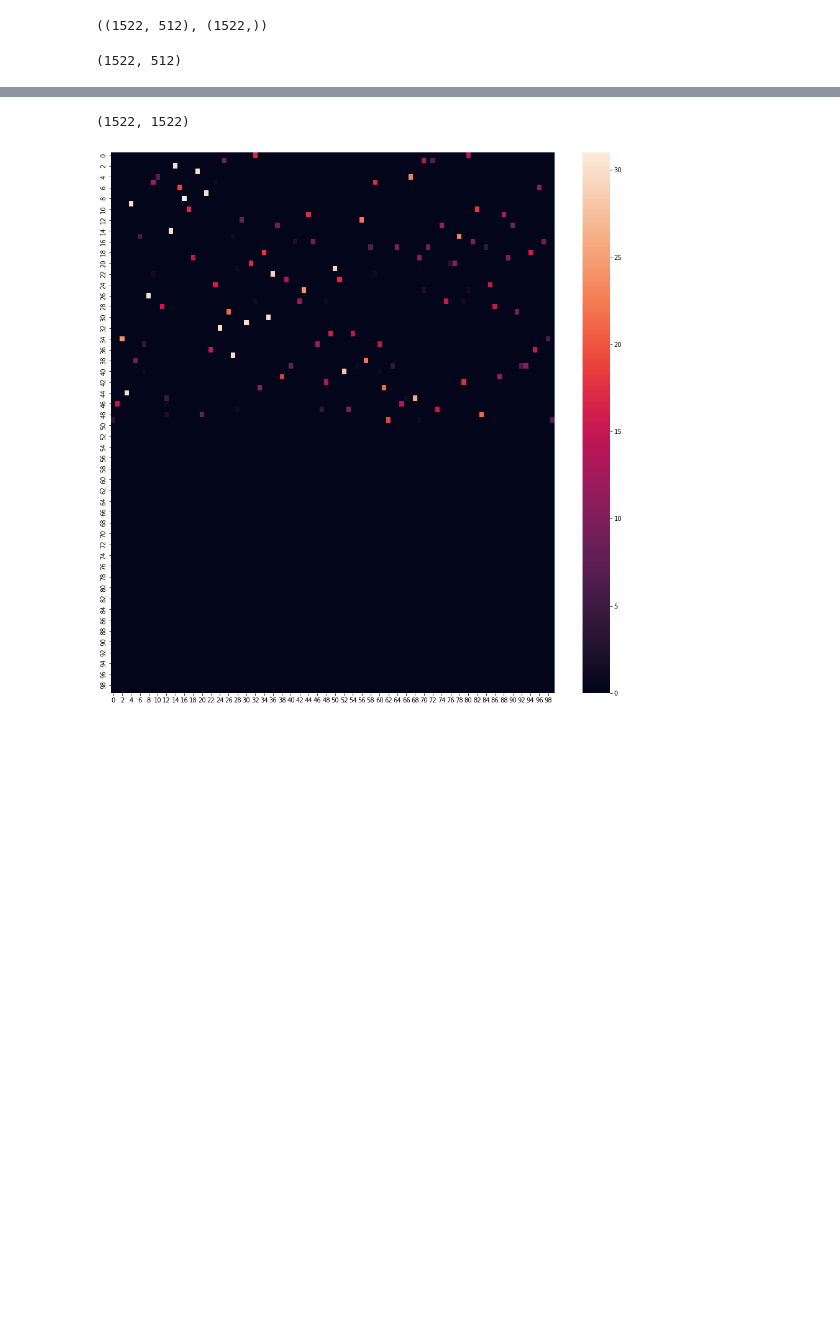
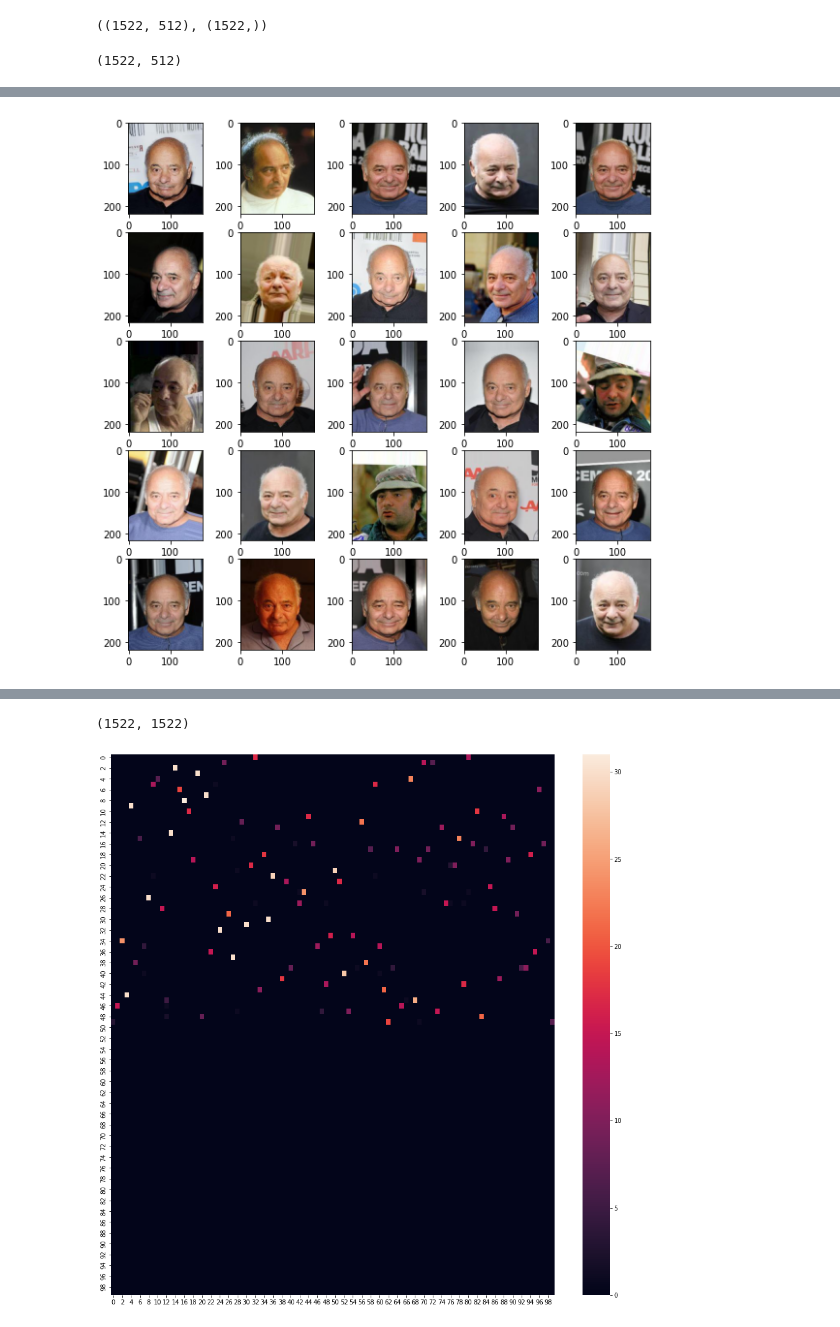
Before and after one commit to RajatRasal/face_clustering_with_vbgmm, a Jupyter notebook: Experiments with VBGMM.ipynb, the cells around one changed output, grey strips where cells are left out. Cells and saved outputs as stored; diff of their text form; code cells hidden in the pictures; blank space fills up the shorter version.

```diff
--- a/Experiments with VBGMM.ipynb
+++ b/Experiments with VBGMM.ipynb
@@ -75,6 +79,7 @@ np.save('ids', embeddings_ids)
 import numpy as np
 import seaborn as sns
 
+dataset_ids = np.load('dataset_ids.npy')
 embeddings_arr = np.load('embeddings.npy')
 embeddings_ids = np.load('ids.npy')
 embeddings_arr.shape
@@ -90,0 +159,16 @@ Initialization converged: True   time lapse 56.91564s    ll 2019861458.51278
+# %%
+def draw_people_in_group(gid, clusters, dataset_id, dataset, figsize):
+    fig, axes = plt.subplots(nrows=5, ncols=5, figsize=figsize)
+    imgs = []
+    for g, d in zip(clusters, dataset_id):
+        if g == gid:
+            imgs.append(dataset[d][0])
+    for img, ax in zip(imgs, axes.flatten()):
+        ax.imshow(img)
+    plt.show()
+# %%
+dataset_by_person = init_dataset()
+# %%
+draw_people_in_group(14, clusters, dataset_ids, dataset_by_person, figsize=(10, 10))
+# %% [output]
+[figure, added]
```
Also changed, not shown: parts of 15 cells of this notebook.
